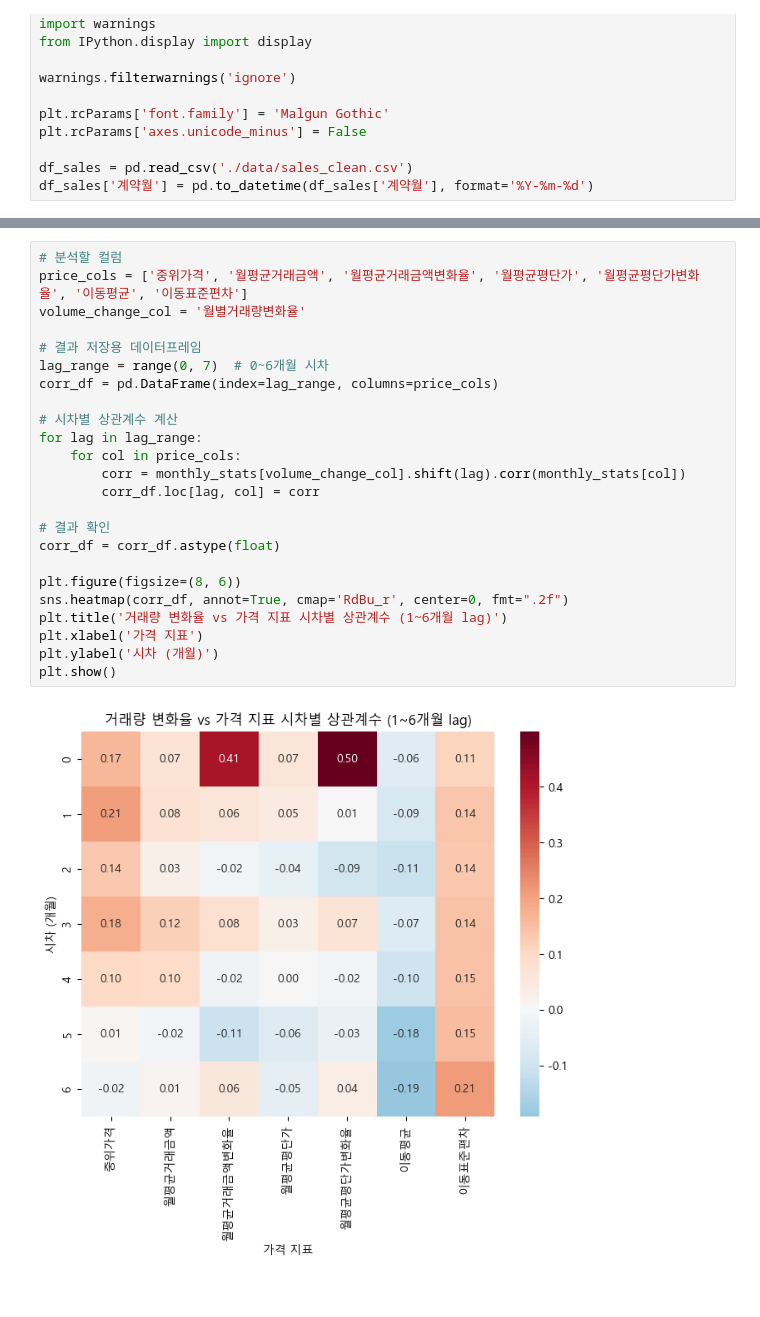
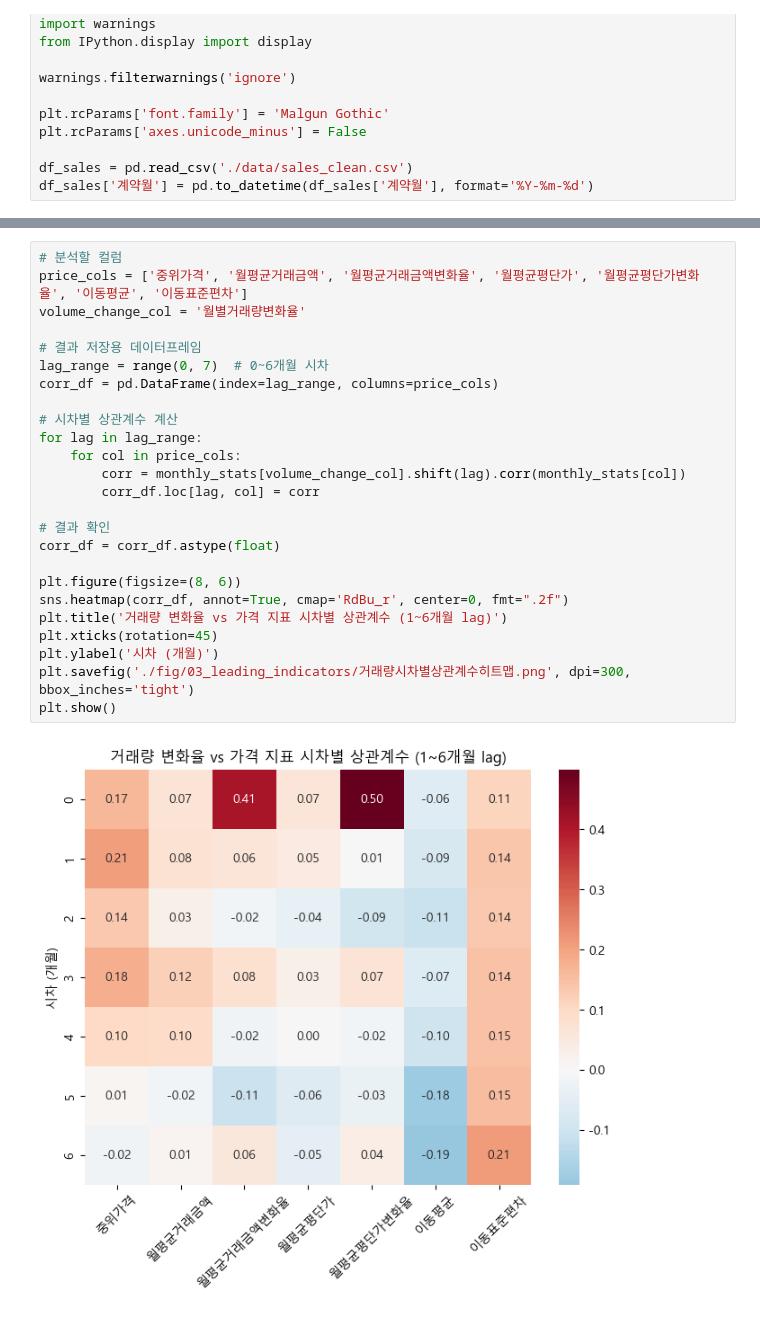
Before and after one commit to krystallinekim/pjt-DataAnalysis-Korean_Real_Estate, a Jupyter notebook: 03_leading_indicators.ipynb, the cells around one changed output, grey strips where cells are left out. Drawn from its saved outputs; the diff is of its cells as text.

```diff
--- a/03_leading_indicators.ipynb
+++ b/03_leading_indicators.ipynb
@@ -49,28 +35,29 @@ display(monthly_stats)
 # %%
 # 분석할 컬럼
 price_cols = ['중위가격', '월평균거래금액', '월평균거래금액변화율', '월평균평단가', '월평균평단가변화율', '이동평균', '이동표준편차']
 volume_change_col = '월별거래량변화율'
 
 # 결과 저장용 데이터프레임
 lag_range = range(0, 7)  # 0~6개월 시차
 corr_df = pd.DataFrame(index=lag_range, columns=price_cols)
 
 # 시차별 상관계수 계산
 for lag in lag_range:
     for col in price_cols:
         corr = monthly_stats[volume_change_col].shift(lag).corr(monthly_stats[col])
         corr_df.loc[lag, col] = corr
 
 # 결과 확인
 corr_df = corr_df.astype(float)
 
 plt.figure(figsize=(8, 6))
 sns.heatmap(corr_df, annot=True, cmap='RdBu_r', center=0, fmt=".2f")
 plt.title('거래량 변화율 vs 가격 지표 시차별 상관계수 (1~6개월 lag)')
-plt.xlabel('가격 지표')
+plt.xticks(rotation=45)
 plt.ylabel('시차 (개월)')
+plt.savefig('./fig/03_leading_indicators/거래량시차별상관계수히트맵.png', dpi=300, bbox_inches='tight')
 plt.show()
 # %% [output]
-[figure, old version]
+[figure, new version]
 # %%
 max_lag = 6
```
Also changed, not shown: parts of 4 cells of this notebook, 4 other files.
